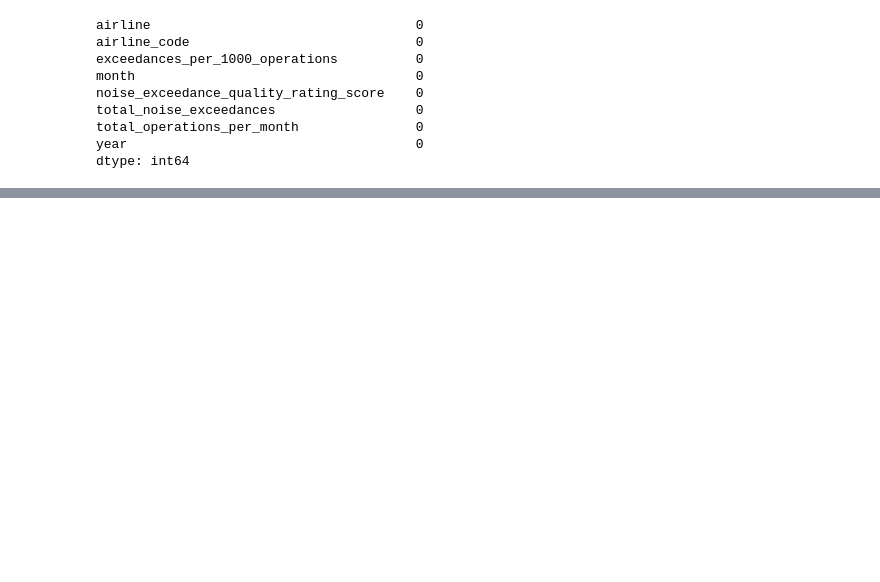
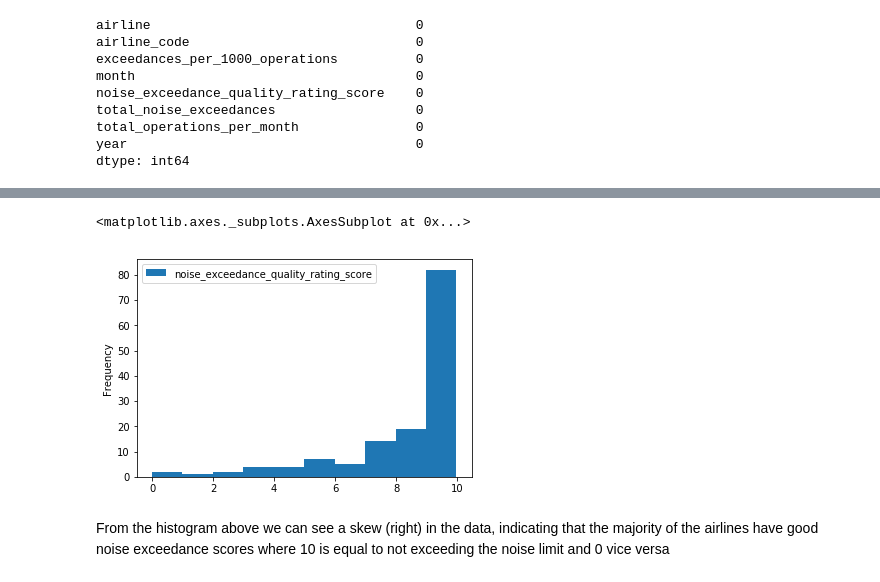
Before and after one commit to WoleIlori/Data-Preparation-and-Visualisation, a Jupyter notebook: Data_Preparation_for_Analysis.ipynb, the cells around one changed output, grey strips where cells are left out. Saved outputs shown, nothing was run; the diff lists cells and outputs as text; code cells hidden in the pictures; blank space fills up the shorter version.

```diff
--- a/Data_Preparation_for_Analysis.ipynb
+++ b/Data_Preparation_for_Analysis.ipynb
@@ -137,0 +140,7 @@ for org, other in other_idx:
+# %%
+all_unique = []
+for i, x in enumerate(frame["airline"]):
+    air= frame["airline"][i], frame["airline_code"][i]
+    all_unique.append(air)
+
+all_unique = set(all_unique)
@@ -219,0 +298,7 @@ desc_table.describe()
+# %%
+avg_noise_airline.plot.hist()
+# %% [output]
+<matplotlib.axes._subplots.AxesSubplot at 0x...>
+[figure, added]
+# %% [markdown]
+From the histogram above we can see a skew (right) in the data, indicating that the majority of the airlines have good noise exceedance scores where 10 is equal to not exceeding the noise limit and 0 vice versa
```
Also changed, not shown: parts of 24 cells of this notebook.
